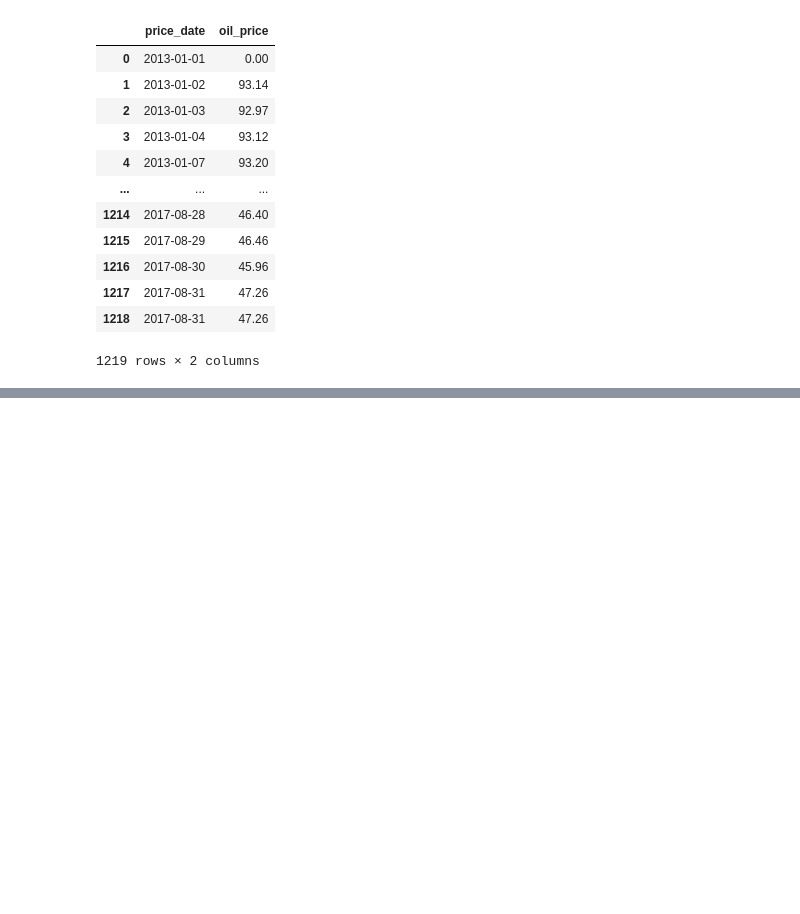
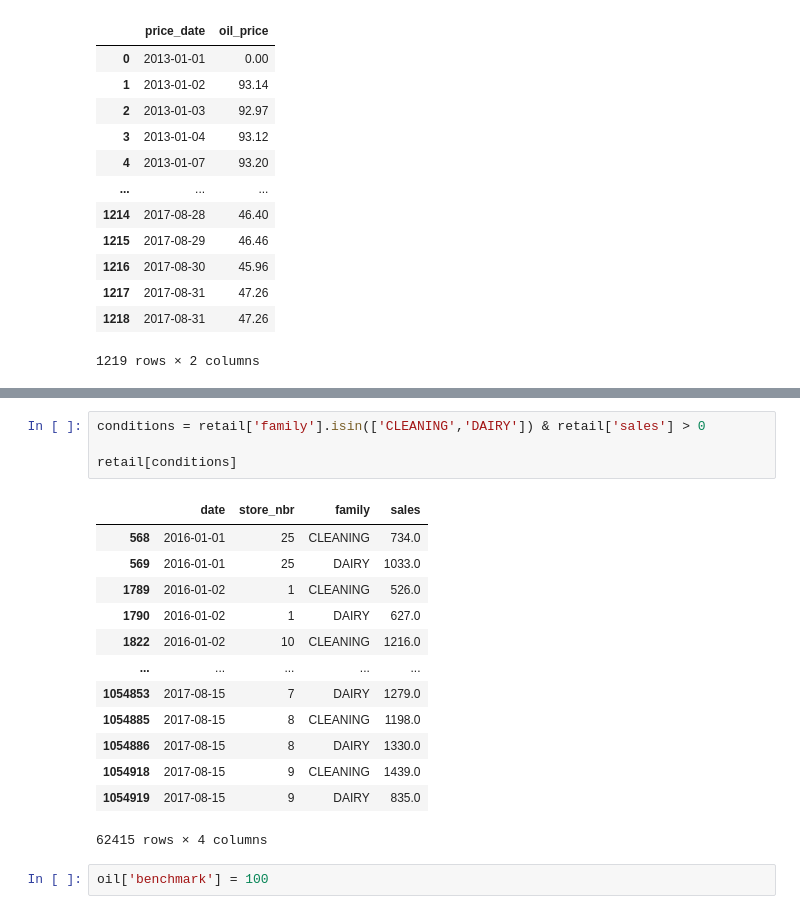
Before and after one commit to maciejsss/data-analysis-pandas, a Jupyter notebook: dataframes.ipynb, the cells around one changed output, grey strips where cells are left out. Cells and saved outputs as stored; diff of their text form; blank space fills up the shorter version.

```diff
--- a/dataframes.ipynb
+++ b/dataframes.ipynb
@@ -719,0 +763,20 @@ memory usage: 27.6+ KB
+# %%
+conditions = retail['family'].isin(['CLEANING','DAIRY']) & retail['sales'] > 0
+
+retail[conditions]
+# %% [output]
+|  | date | store_nbr | family | sales |
+| 568 | 2016-01-01 | 25 | CLEANING | 734.0 |
+| 569 | 2016-01-01 | 25 | DAIRY | 1033.0 |
+| 1789 | 2016-01-02 | 1 | CLEANING | 526.0 |
+| 1790 | 2016-01-02 | 1 | DAIRY | 627.0 |
+| 1822 | 2016-01-02 | 10 | CLEANING | 1216.0 |
+| ... | ... | ... | ... | ... |
+| 1054853 | 2017-08-15 | 7 | DAIRY | 1279.0 |
+| 1054885 | 2017-08-15 | 8 | CLEANING | 1198.0 |
+| 1054886 | 2017-08-15 | 8 | DAIRY | 1330.0 |
+| 1054918 | 2017-08-15 | 9 | CLEANING | 1439.0 |
+| 1054919 | 2017-08-15 | 9 | DAIRY | 835.0 |
+62415 rows × 4 columns
+# %%
+oil['benchmark'] = 100
```
Also changed, not shown: parts of 23 cells of this notebook, 1 other file.
